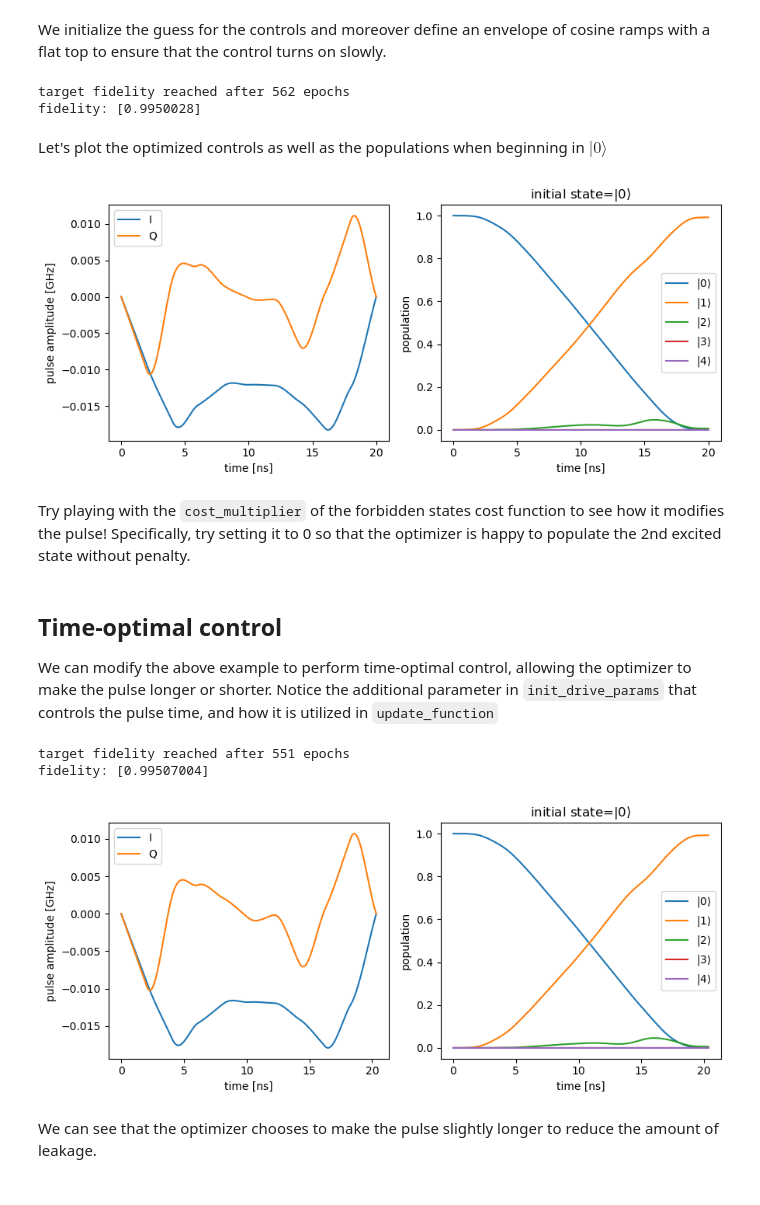
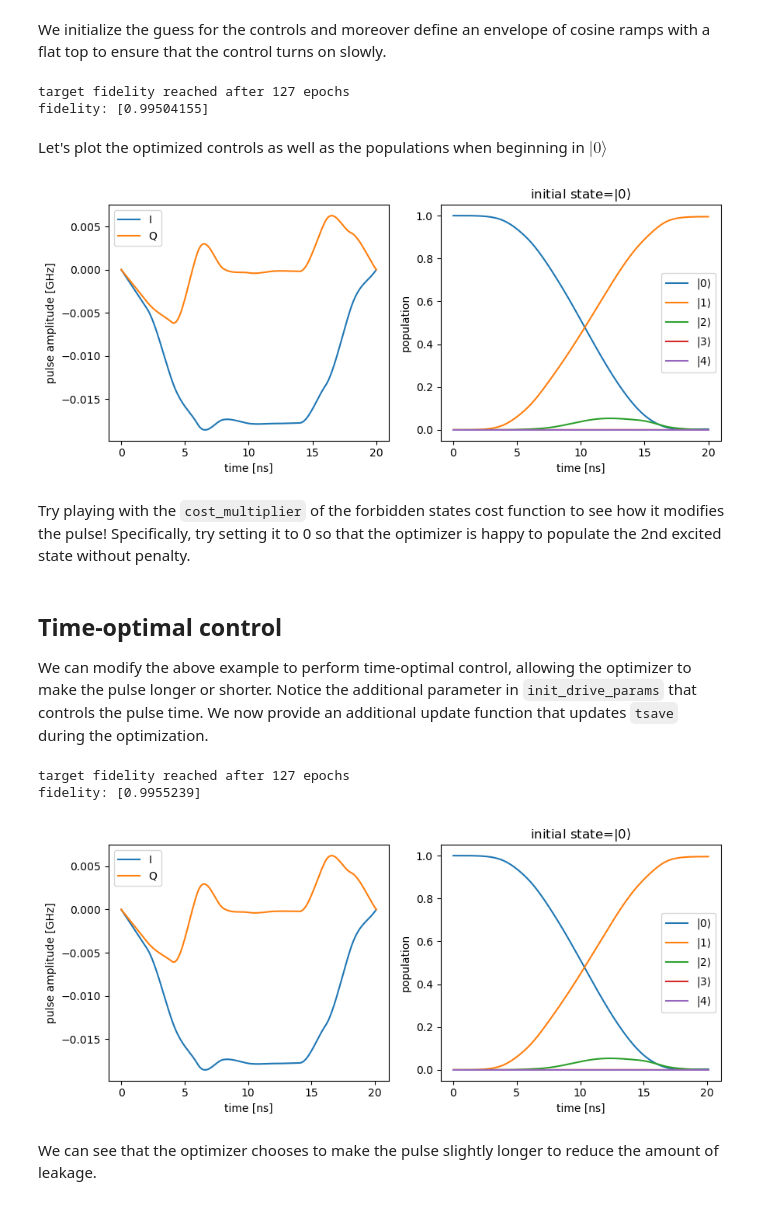
Before and after one commit to dkweiss31/qontrol, a Jupyter notebook: docs/examples/Kerr_oscillator.ipynb, the cells around one changed output. Cells and saved outputs as stored; diff of their text form; code cells hidden in the pictures.

Commit message:
better way of doing updating, separate Hamiltonian and tsave

```diff
--- a/docs/examples/Kerr_oscillator.ipynb
+++ b/docs/examples/Kerr_oscillator.ipynb
@@ -82,30 +82,33 @@ costs = [
 ]
 # %%
 opt_params = qtrl.grape(
-    h_t_updater,
+    init_drive_params,
+    costs,
+    hamiltonian_updater=h_updater,
     initial_states=initial_states,
-    costs=costs,
-    params_to_optimize=init_drive_params,
+    tsave=tsave,
     optimizer=optimizer,
     options=options,
 )
 # %% [output]
-target fidelity reached after 562 epochs
-fidelity: [0.9950028]
+target fidelity reached after 127 epochs
+fidelity: [0.99504155]
 # %% [markdown]
 Let's plot the optimized controls as well as the populations when beginning in $|0\rangle$
 # %%
 # helper plotting function for the multiple variations
 def plot_pulse_and_pops(
     _opt_params: dict,
-    _h_t_updater: qtrl.HamiltonianTimeUpdater,
+    _h_updater: qtrl.Updater,
     _options: qtrl.GRAPEOptions,
+    _t_updater: qtrl.Updater,
     _jump_ops: ArrayLike = None,
 ) -> None:
-    H, tsave = _h_t_updater.update(_opt_params)
-    finer_times = jnp.linspace(0.0, tsave[-1], 201)
+    _H = _h_updater.update(_opt_params)
+    _tsave = _t_updater.update(_opt_params)
+    finer_times = jnp.linspace(0.0, _tsave[-1], 201)
 
-    drive_spline = _drive_spline(_opt_params['dp'], envelope, tsave)
+    drive_spline = _drive_spline(_opt_params['dp'], envelope, _tsave)
     drive_amps = jnp.asarray([drive_spline.evaluate(t) for t in finer_times]).swapaxes(
         0, 1
     )
@@ -123,7 +126,7 @@ def plot_pulse_and_pops(
 
     if _options.grape_type == 0:
         plot_result = dq.sesolve(
-            H,
+            _H,
             initial_states,
             finer_times,
             exp_ops=[
@@ -133,7 +136,7 @@ def plot_pulse_and_pops(
         )
     else:
         plot_result = dq.mesolve(
-            H,
+            _H,
             _jump_ops,
             initial_states,
             finer_times,
@@ -157,15 +160,15 @@ def plot_pulse_and_pops(
     plt.tight_layout()
     plt.show()
 # %%
-plot_pulse_and_pops(opt_params, h_t_updater, options)
+plot_pulse_and_pops(opt_params, h_updater, options, qtrl.updater(lambda _: tsave))
 # %% [output]
-[figure, old version]
+[figure, new version]
 # %% [markdown]
 Try playing with the `cost_multiplier` of the forbidden states cost function to see how it modifies the pulse! Specifically, try setting it to 0 so that the optimizer is happy to populate the 2nd excited state without penalty.
 # %% [markdown]
 ## Time-optimal control
 
-We can modify the above example to perform time-optimal control, allowing the optimizer to make the pulse longer or shorter. Notice the additional parameter in `init_drive_params` that controls the pulse time, and how it is utilized in `update_function`
+We can modify the above example to perform time-optimal control, allowing the optimizer to make the pulse longer or shorter. Notice the additional parameter in `init_drive_params` that controls the pulse time. We now provide an additional update function that updates `tsave` during the optimization.
 # %%
 init_drive_params_topt = {'dp': -0.001 * jnp.ones((len(H1s), ntimes)), 't': tsave[-1]}
 
@@ -179,31 +182,34 @@ def H_func_topt(t: float, drive_params_dict: dict) -> dq.TimeArray:
     return H0 + drive_Hs
 
 
-def update_function_topt(
-    H: dq.TimeArray, drive_params_dict: dict
-) -> tuple[dq.TimeArray, Array]:
-    new_tsave = jnp.linspace(0.0, drive_params_dict['t'], len(tsave))
-    new_H = jtu.Partial(H, drive_params_dict=drive_params_dict)
-    return dq.timecallable(new_H), new_tsave
+def update_H_topt(drive_params_dict: dict) -> tuple[dq.TimeArray, Array]:
+    new_H = jtu.Partial(H_func_topt, drive_params_dict=drive_params_dict)
+    return dq.timecallable(new_H)
 
 
-h_t_updater_topt = qtrl.hamiltonian_time_updater(H_func_topt, update_function_topt)
+def update_tsave_topt(drive_params_dict: dict) -> Array:
+    return jnp.linspace(0.0, drive_params_dict['t'], len(tsave))
+
+
+h_updater_topt = qtrl.updater(update_H_topt)
+tsave_updater_topt = qtrl.updater(update_tsave_topt)
 # %%
 opt_params_topt = qtrl.grape(
-    h_t_updater_topt,
+    init_drive_params_topt,
+    costs,
+    h_updater_topt,
     initial_states=initial_states,
-    costs=costs,
-    params_to_optimize=init_drive_params_topt,
+    tsave_updater=tsave_updater_topt,
     optimizer=optimizer,
     options=options,
 )
 # %% [output]
-target fidelity reached after 551 epochs
-fidelity: [0.99507004]
+target fidelity reached after 127 epochs
+fidelity: [0.9955239]
 # %%
-plot_pulse_and_pops(opt_params_topt, h_t_updater_topt, options)
+plot_pulse_and_pops(opt_params_topt, h_updater_topt, options, tsave_updater_topt)
 # %% [output]
-[figure, old version]
+[figure, new version]
 # %% [markdown]
 We can see that the optimizer chooses to make the pulse slightly longer to reduce the amount of leakage.
 # %% [markdown]
```
Also changed, not shown: parts of 5 cells of this notebook, 9 other files.
